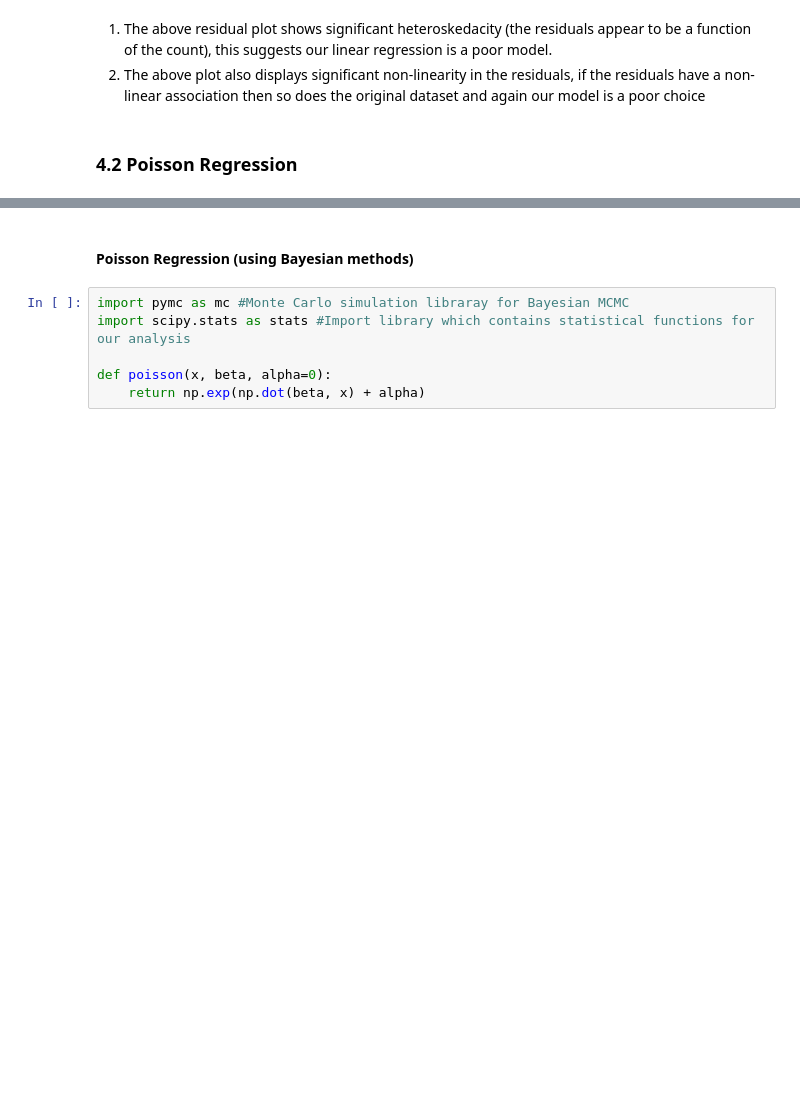
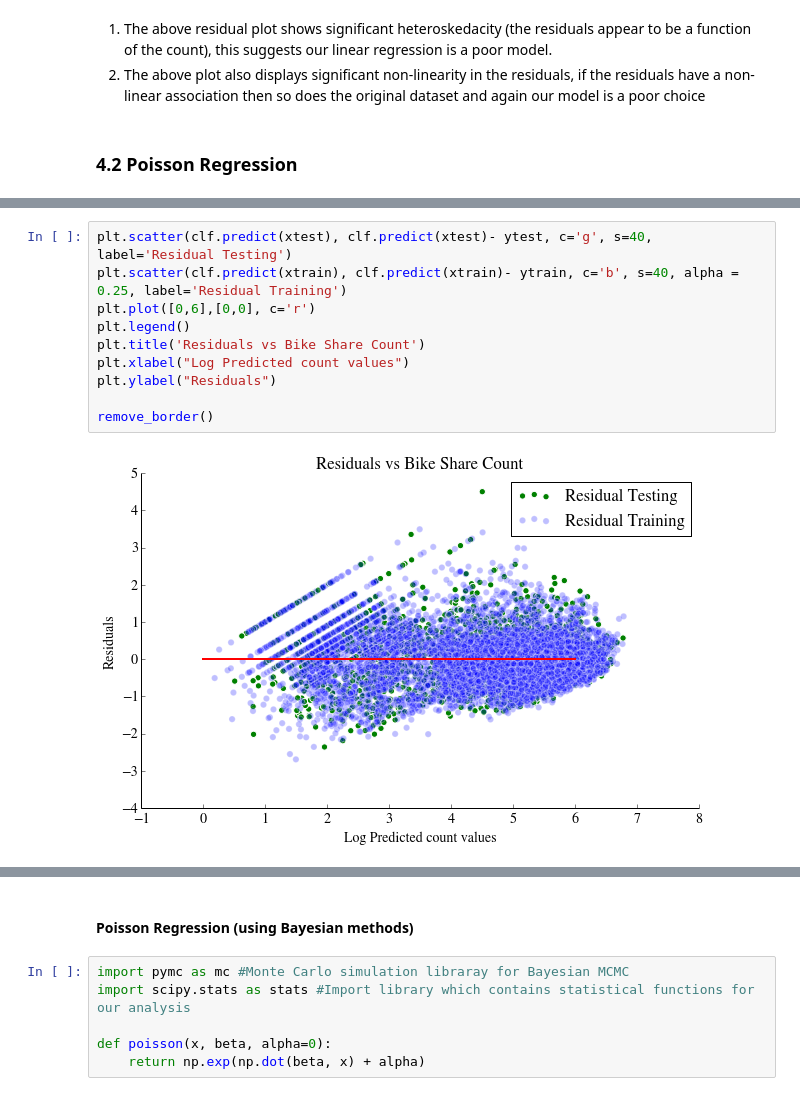
Before and after one commit to fraser-campbell/Machine-Learning-Projects, a Jupyter notebook: Bike Sharing/Bike Sharing.ipynb, the cells around one changed output, grey strips where cells are left out. Drawn from its saved outputs; the diff is of its cells as text; blank space fills up the shorter version.

```diff
--- a/Bike Sharing/Bike Sharing.ipynb
+++ b/Bike Sharing/Bike Sharing.ipynb
@@ -468,0 +509,12 @@ http://nbviewer.ipython.org/github/SheffieldML/notebook/blob/master/GPy/Poisson%
+# %%
+plt.scatter(clf.predict(xtest), clf.predict(xtest)- ytest, c='g', s=40, label='Residual Testing')
+plt.scatter(clf.predict(xtrain), clf.predict(xtrain)- ytrain, c='b', s=40, alpha = 0.25, label='Residual Training')
+plt.plot([0,6],[0,0], c='r')
+plt.legend()
+plt.title('Residuals vs Bike Share Count')
+plt.xlabel("Log Predicted count values")
+plt.ylabel("Residuals")
+
+remove_border()
+# %% [output]
+[figure, added]
```
Also changed, not shown: parts of 39 cells of this notebook.
